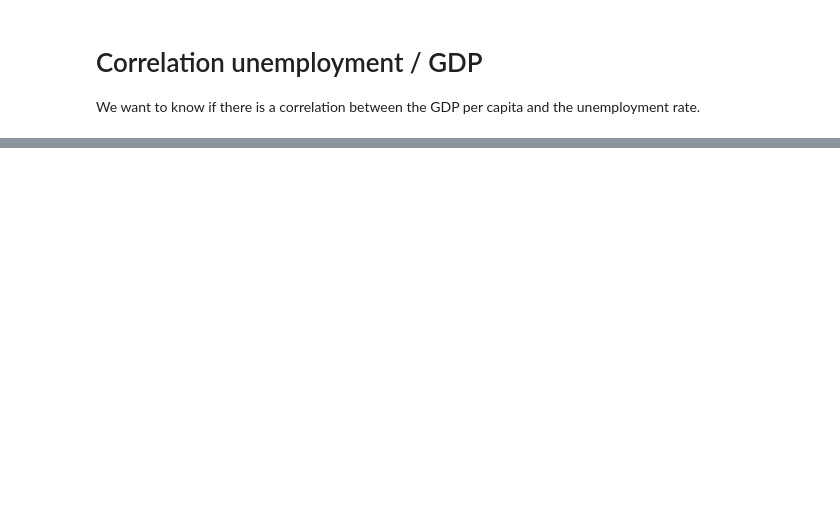
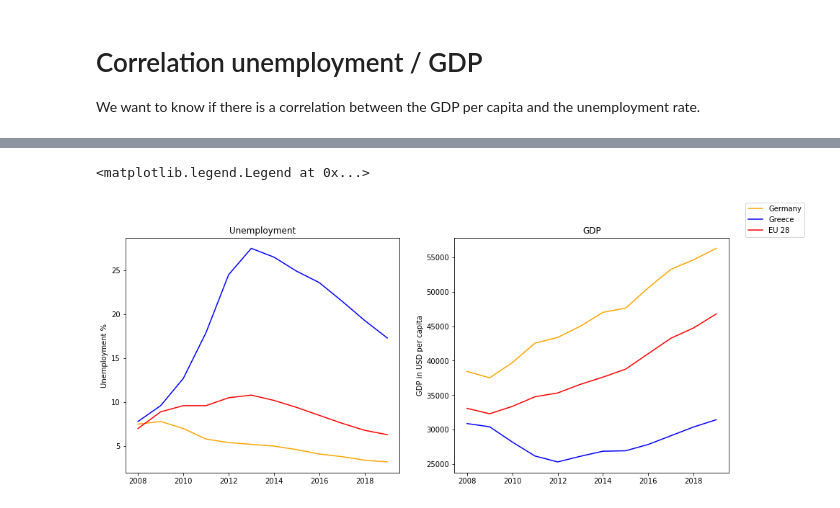
Before and after one commit to Malonk/unemployment_stats, a Jupyter notebook: notebooks/Check correlation with GDP.ipynb, the cells around one changed output, grey strips where cells are left out. Drawn from its saved outputs; the diff is of its cells as text; code cells hidden in the pictures; blank space fills up the shorter version.

```diff
--- a/notebooks/Check correlation with GDP.ipynb
+++ b/notebooks/Check correlation with GDP.ipynb
@@ -37,0 +33,7 @@ uep.head()
+# %%
+# Keep only the countries we're interested in
+countries = ["DE", "EL", "EU28"]
+drop = [_ for _ in uep.columns
+        if _ not in countries]
+uep.drop(columns=drop, inplace=True)
+uep.head()
@@ -37,0 +47,12 @@ uep.head()
+# %%
+# Rename columns so there is no confusion
+gdp.columns = [f"g_{x}" for x in gdp.columns]
+uep.columns = [f"u_{x}" for x in uep.columns]
+# %%
+# Concatenate both tables into one
+combi = pd.concat([uep, gdp], axis=1)
+
+# Add a constant for our analysis
+combi = sm.add_constant(combi)
+
+combi.head()
@@ -37,0 +68,7 @@ uep.head()
+# %%
+for c in countries:
+    print(f"+++++++++++++++++++{c}+++++++++++++++++++")
+    y = combi[f"u_{c}"]
+    X = combi[["const", f"g_{c}"]]
+    model = sm.OLS(y, X).fit()
+    print(model.summary(), end="\n\n")
@@ -37,0 +93,20 @@ uep.head()
+# %%
+fig, ax = plt.subplots(1, 2, figsize=(15,6))
+
+colors = ["orange", "blue", "red"]
+names = {0: "Germany", 1: "Greece", 2: "EU 28"}
+
+# Plot the graphs for every country
+for i, c in enumerate(countries):
+    ax[0].plot(f"u_{c}", data=combi, color=colors[i], label=names[i])
+    ax[1].plot(f"g_{c}", data=combi, color=colors[i], label="")
+
+# Set some labels
+ax[0].set_ylabel("Unemployment %")
+ax[1].set_ylabel("GDP in USD per capita")
+ax[0].set_title("Unemployment")
+ax[1].set_title("GDP")
+fig.legend()
+# %% [output]
+<matplotlib.legend.Legend at 0x...>
+[figure, added]
```
Also changed, not shown: parts of 8 cells of this notebook, 5 other files.
